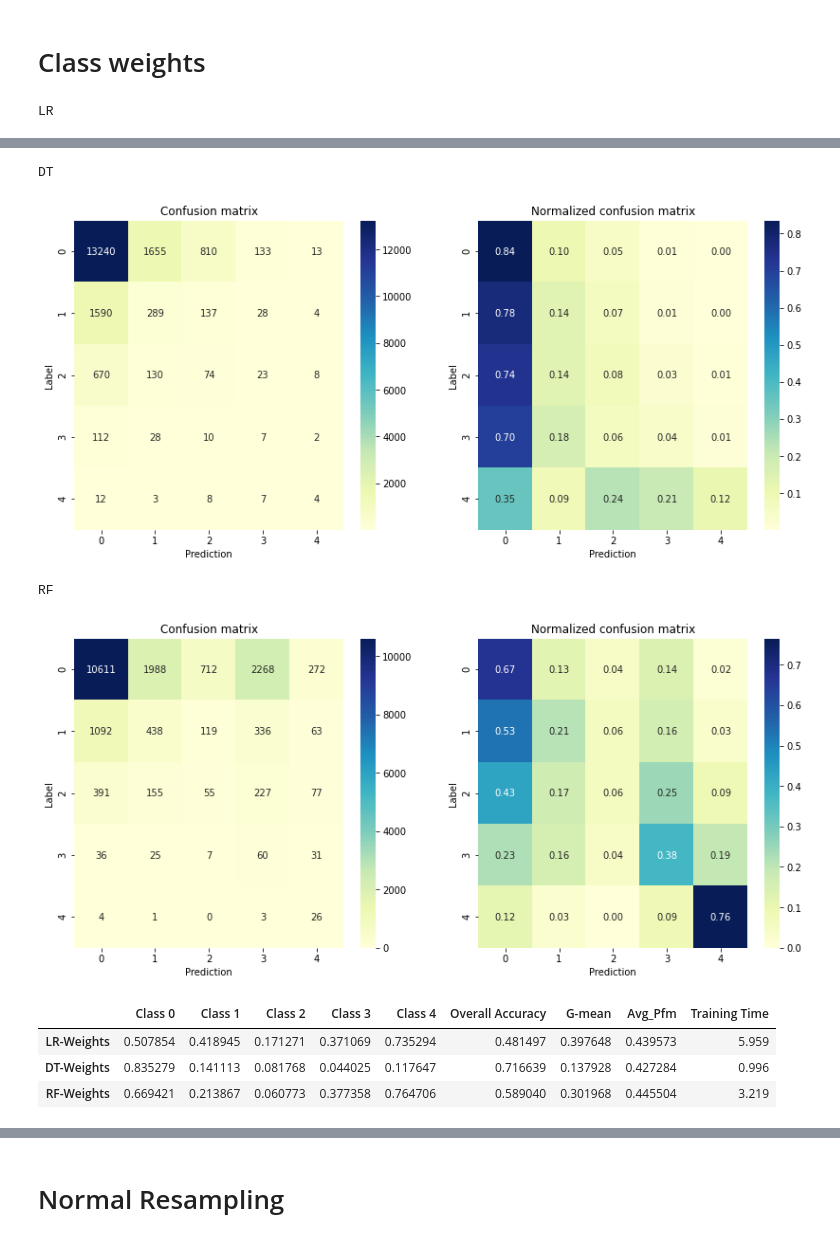
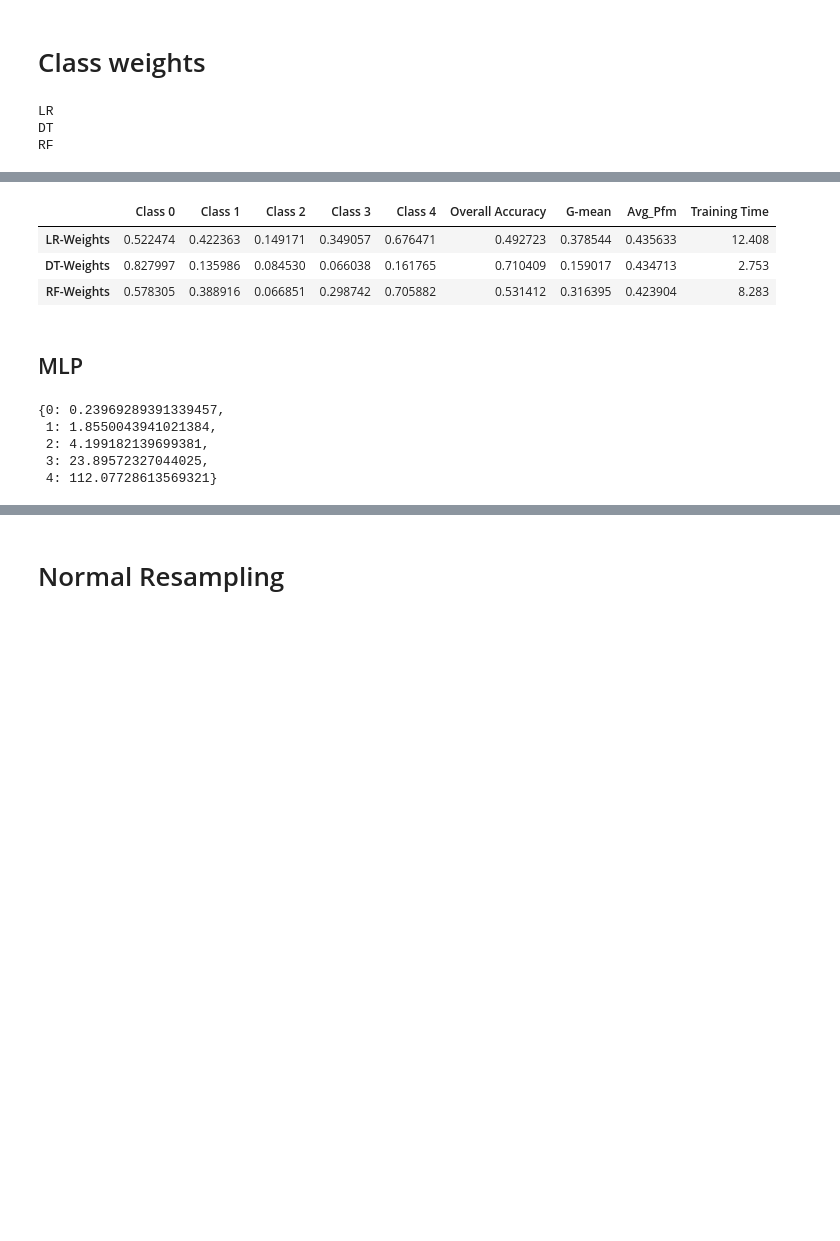
Before and after one commit to duonghung86/Injury-severity-classification, a Jupyter notebook: VCA_2_1_MLP_resampling.ipynb, the cells around one changed output, grey strips where cells are left out. Drawn from its saved outputs; the diff is of its cells as text; code cells hidden in the pictures; blank space fills up the shorter version.

```diff
--- a/VCA_2_1_MLP_resampling.ipynb
+++ b/VCA_2_1_MLP_resampling.ipynb
@@ -100,6 +105,6 @@ df.head(3)
 | 2 | 0 | 27 | FEMALE | CLEAR | DAYLIGHT | DRY | PICKUP | SHOULDER & LAP BELT | ... |
 # %%
 # Let's just use 80% of the total dataset
-df, _ = train_test_split(df, test_size=0.9,stratify = df['Prsn_Injry_Sev'])
+df, _ = train_test_split(df, test_size=0.8,stratify = df['Prsn_Injry_Sev'])
 df.shape
 # %% [output]
@@ -185,3 +190,43 @@ Test features shape: (18997, 59)
+# %%
+# %% Function to compare the prediction and true labels
+def get_accs(label, prediction, tr_time,  show=False):
+    cm = confusion_matrix(label, prediction)
+    length = cm.shape[0]
+    num_cases = len(label)
+    # global accuracy
+    glb_acc = np.trace(cm) / len(label)
+    ind_accs = cm / np.sum(cm, axis=1)[:, np.newaxis]
+    accs = [ind_accs[i, i] for i in range(length)]
+    index = ['Class {}'.format(i) for i in range(length)]
+    # Global accuracy
+    accs.append(glb_acc)
+    #index.append
+    # G-mean
+    accs.append(geometric_mean_score(label, prediction, correction=0.001))
+    #index.append('G-mean')
+    # Average perf
+    accs.append((glb_acc + accs[-1]) / 2)
+    #index.append('Avg_Pfm')
+    # Training time
+    accs.append(np.round(tr_time,3))
+    index = index + ['Overall Accuracy','G-mean','Avg_Pfm','Training Time']
+    # Plot confusion matrix
+    plot_dict = {'Confusion matrix': (cm,'g'),
+                 'Normalized confusion matrix': (ind_accs,'.2f')}
+    if show:
+        plt.figure(figsize=(14, 6))
+        i = 1
+        for key, value in plot_dict.items():
+            plt.subplot(1, 2, i)
+            sns.heatmap(value[0], xticklabels=np.arange(length), yticklabels=np.arange(length),
+                        annot=True, fmt=value[1], cmap="YlGnBu")
+            plt.xlabel('Prediction')
+            plt.ylabel('Label')
+            plt.title(key)
+            i+= 1
+        plt.show()
+    out = np.array(accs).reshape(1, len(accs))
+    return pd.DataFrame(out, columns=index)
 # %% [markdown]
 # Class weights
 # %%
@@ -199,9 +244,11 @@ for model, name in zip(clfs,clf_names):
     y_pred = model.predict(X_test)
     end= time.time()
     # get the evaluation metrics
-    result = get_accs(y_test.values, y_pred, end-start, True)
+    result = get_accs(y_test.values, y_pred, end-start)
     result.index = [name + '-Weights']
     rsts = rsts.append(result)
 rsts
 # %% [output]
 LR
+DT
+RF
@@ -209,8 +255,17 @@ LR
-DT
-[figure, removed]
-RF
-[figure, removed]
 |  | Class 0 | Class 1 | Class 2 | Class 3 | Class 4 | Overall Accuracy | G-mean | Avg_Pfm | Training Time |
-| LR-Weights | 0.507854 | 0.418945 | 0.171271 | 0.371069 | 0.735294 | 0.481497 | 0.397648 | 0.439573 | 5.959 |
-| DT-Weights | 0.835279 | 0.141113 | 0.081768 | 0.044025 | 0.117647 | 0.716639 | 0.137928 | 0.427284 | 0.996 |
-| RF-Weights | 0.669421 | 0.213867 | 0.060773 | 0.377358 | 0.764706 | 0.589040 | 0.301968 | 0.445504 | 3.219 |
+| LR-Weights | 0.522474 | 0.422363 | 0.149171 | 0.349057 | 0.676471 | 0.492723 | 0.378544 | 0.435633 | 12.408 |
+| DT-Weights | 0.827997 | 0.135986 | 0.084530 | 0.066038 | 0.161765 | 0.710409 | 0.159017 | 0.434713 | 2.753 |
+| RF-Weights | 0.578305 | 0.388916 | 0.066851 | 0.298742 | 0.705882 | 0.531412 | 0.316395 | 0.423904 | 8.283 |
+# %% [markdown]
+## MLP
+# %%
+# Add weights
+weights = len(y) / (5 * np.bincount(y))
+cls_wgt = dict(zip(np.arange(5), weights))
+cls_wgt
+# %% [output]
+{0: 0.23969289391339457,
+ 1: 1.8550043941021384,
+ 2: 4.199182139699381,
+ 3: 23.89572327044025,
+ 4: 112.07728613569321}
```
Also changed, not shown: parts of 43 cells of this notebook.
